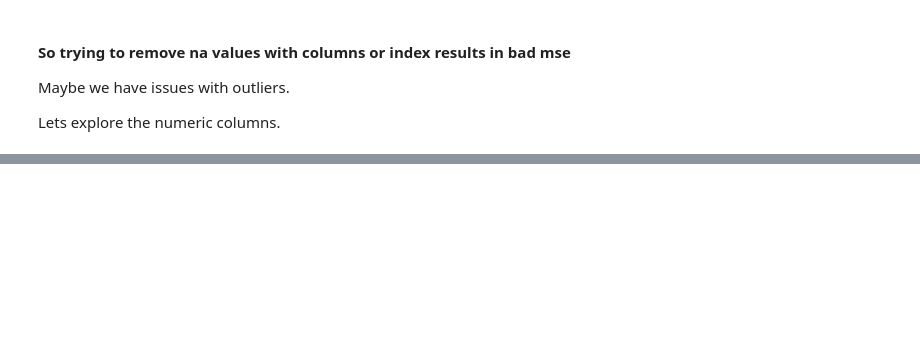
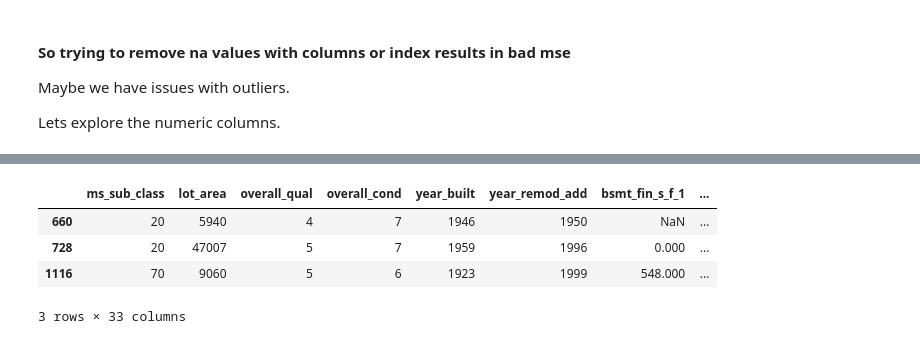
Before and after one commit to tryko/y_data_Itay_asaf_, a Jupyter notebook: Kaggle/kaggle_itay.ipynb, the cells around one changed output, grey strips where cells are left out. Saved outputs shown, nothing was run; the diff lists cells and outputs as text; code cells hidden in the pictures; blank space fills up the shorter version.

```diff
--- a/Kaggle/kaggle_itay.ipynb
+++ b/Kaggle/kaggle_itay.ipynb
@@ -93,6 +96,9 @@ for df in [train, test]:
 X = train.drop(columns=['id','sale_price'])
 train_id = train.id
 y = train.sale_price
+
+test_id = test.id
+test = test.drop(columns='id')
 # %% [markdown]
 Some observations
 # %% [markdown]
@@ -406,0 +539,5 @@ fig.show()
+# %%
+numeric_no_na_index = test[numeric_no_na_cols].isna().sum(axis=1)[test[numeric_no_na_cols].isna().sum(axis=1) == 0].index
+
+
+numeric_no_na_index
@@ -406,0 +561,9 @@ fig.show()
+# %%
+test_numeric_na_index = test.index[test.index.isin(numeric_no_na_index) == 0]
+test.loc[test_numeric_na_index, numeric_no_na_cols]
+# %% [output]
+|  | ms_sub_class | lot_area | overall_qual | overall_cond | year_built | year_remod_add | bsmt_fin_s_f_1 | ... |
+| 660 | 20 | 5940 | 4 | 7 | 1946 | 1950 | NaN | ... |
+| 728 | 20 | 47007 | 5 | 7 | 1959 | 1996 | 0.000 | ... |
+| 1116 | 70 | 9060 | 5 | 6 | 1923 | 1999 | 548.000 | ... |
+3 rows × 33 columns
```
Also changed, not shown: parts of 54 cells of this notebook, 1 other file.
